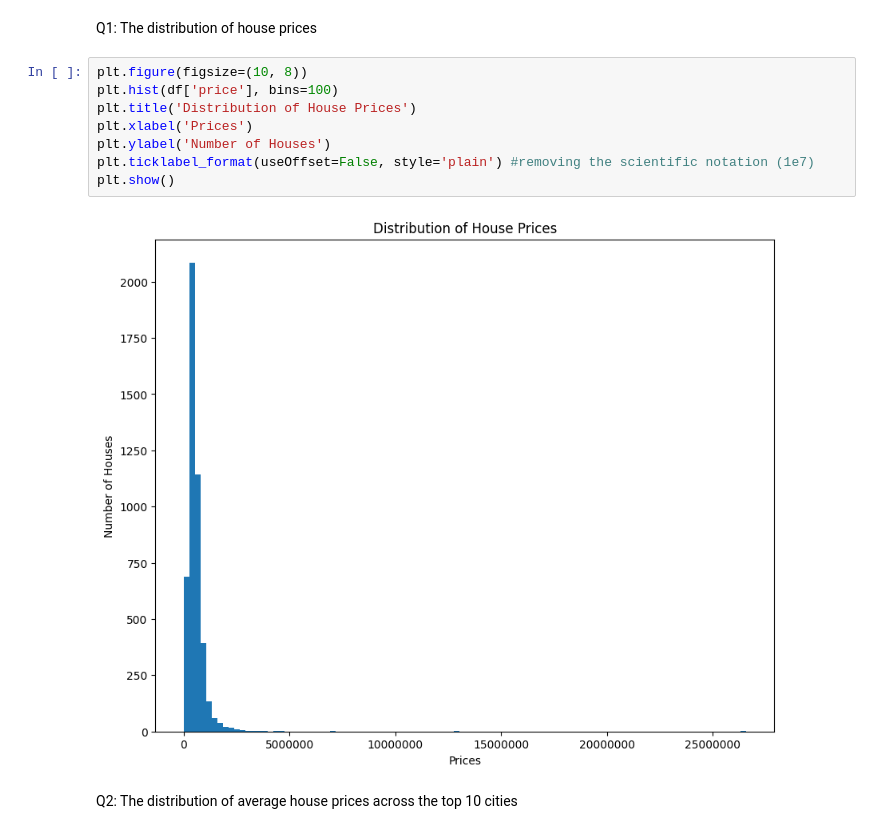
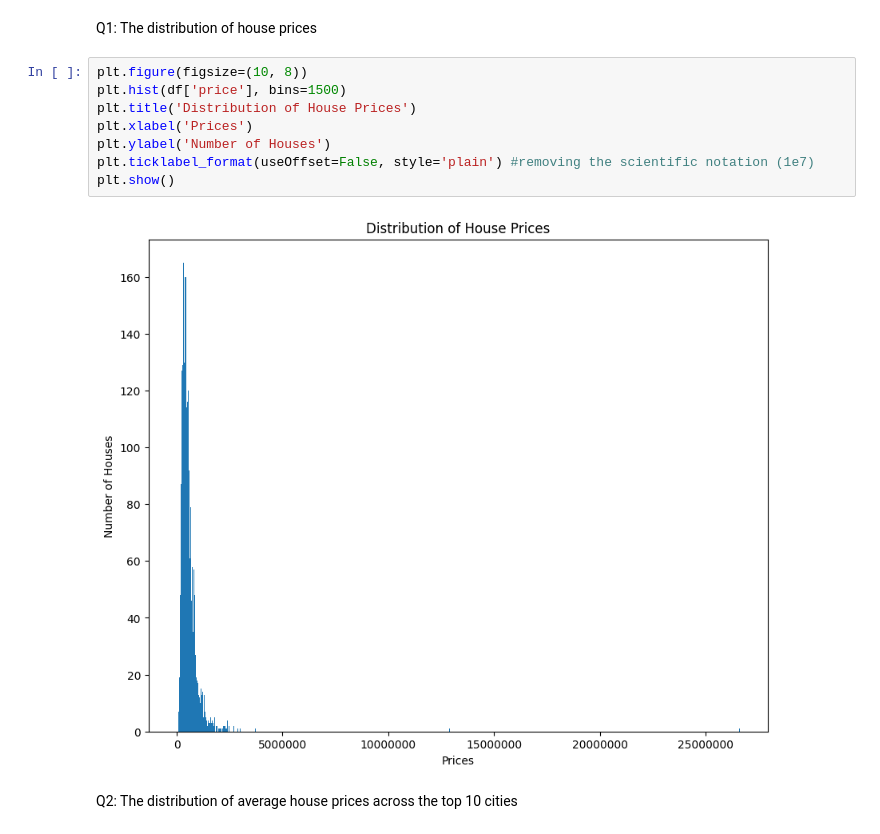
Before and after one commit to Placidus-Ali/Stutern, a Jupyter notebook: model7_lesson4/graph.ipynb, the cells around one changed output. Saved outputs shown, nothing was run; the diff lists cells and outputs as text.

```diff
--- a/model7_lesson4/graph.ipynb
+++ b/model7_lesson4/graph.ipynb
@@ -21,14 +21,14 @@ df.head()
 Q1: The distribution of house prices
 # %%
 plt.figure(figsize=(10, 8))
-plt.hist(df['price'], bins=100)
+plt.hist(df['price'], bins=1500)
 plt.title('Distribution of House Prices')
 plt.xlabel('Prices')
 plt.ylabel('Number of Houses')
 plt.ticklabel_format(useOffset=False, style='plain') #removing the scientific notation (1e7)
 plt.show()
 # %% [output]
-[figure, old version]
+[figure, new version]
 # %% [markdown]
 Q2: The distribution of average house prices across the top 10 cities
 # %%
```
Also changed, not shown: parts of 9 cells of this notebook, 1 other file.
